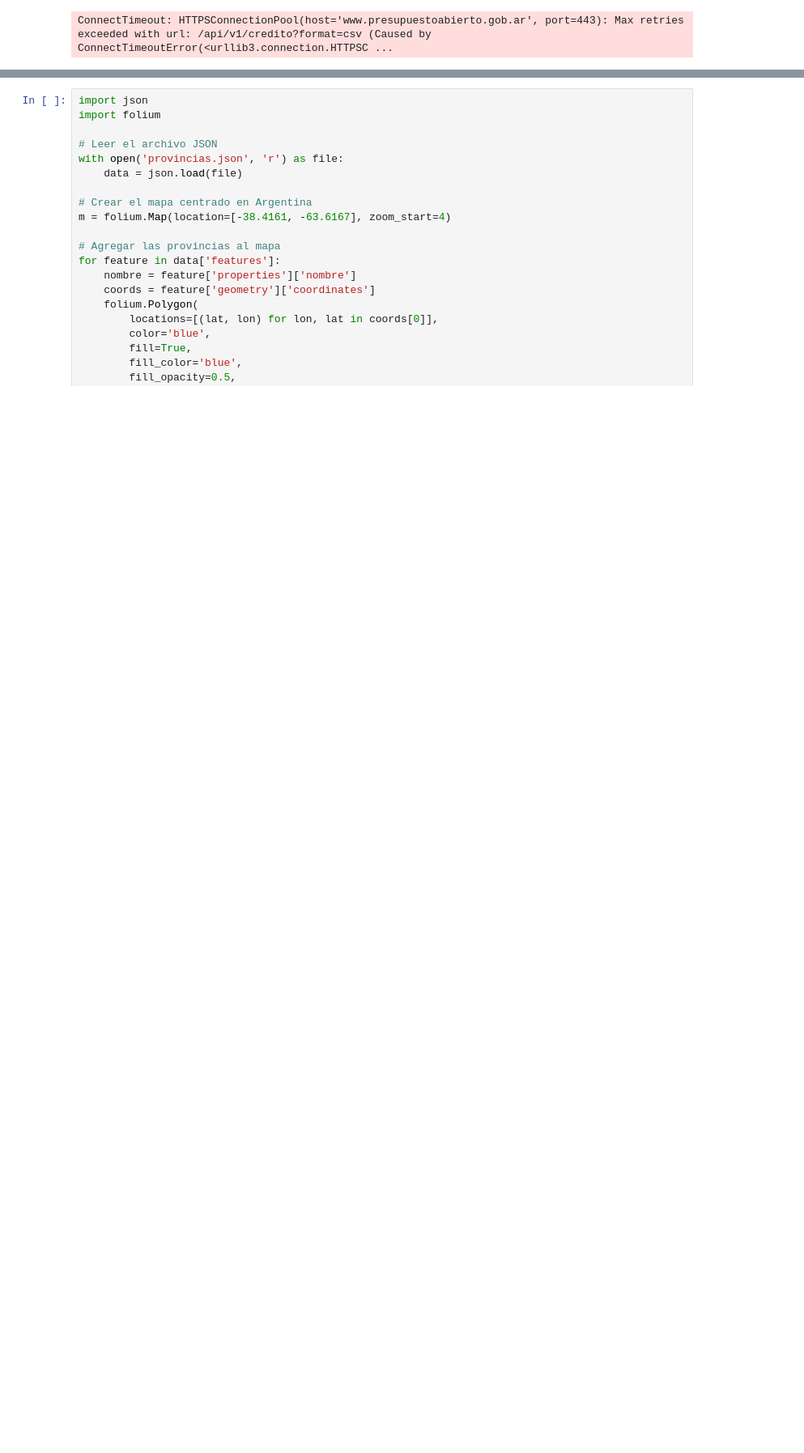
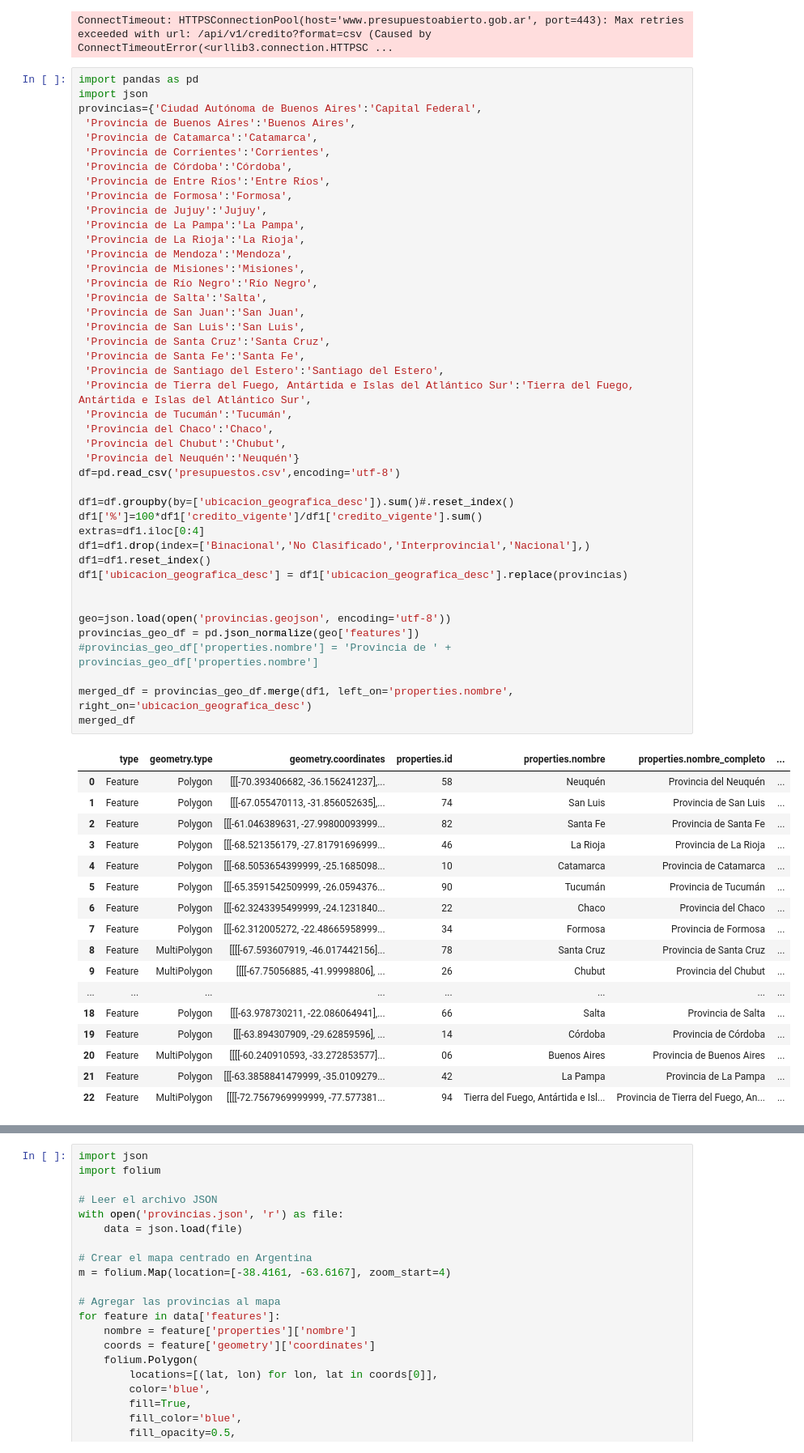
Before and after one commit to FedericoBohl/DatArg-2.0, a Jupyter notebook: __Test__.ipynb, the cells around one changed output, grey strips where cells are left out. Shown at 81% size. Drawn from its saved outputs; the diff is of its cells as text; blank space fills up the shorter version.

```diff
--- a/__Test__.ipynb
+++ b/__Test__.ipynb
@@ -167,6 +167,67 @@ df=pd.read_csv('presupuestos.csv',encoding='utf-8')
 df
 # %% [output]
 ConnectTimeout: HTTPSConnectionPool(host='www.presupuestoabierto.gob.ar', port=443): Max retries exceeded with url: /api/v1/credito?format=csv (Caused by ConnectTimeoutError(<urllib3.connection.HTTPSC ...
+# %%
+import pandas as pd
+import json
+provincias={'Ciudad Autónoma de Buenos Aires':'Capital Federal',
+ 'Provincia de Buenos Aires':'Buenos Aires',
+ 'Provincia de Catamarca':'Catamarca',
+ 'Provincia de Corrientes':'Corrientes',
+ 'Provincia de Córdoba':'Córdoba',
+ 'Provincia de Entre Ríos':'Entre Ríos',
+ 'Provincia de Formosa':'Formosa',
+ 'Provincia de Jujuy':'Jujuy',
+ 'Provincia de La Pampa':'La Pampa',
+ 'Provincia de La Rioja':'La Rioja',
+ 'Provincia de Mendoza':'Mendoza',
+ 'Provincia de Misiones':'Misiones',
+ 'Provincia de Río Negro':'Río Negro',
+ 'Provincia de Salta':'Salta',
+ 'Provincia de San Juan':'San Juan',
+ 'Provincia de San Luis':'San Luis',
+ 'Provincia de Santa Cruz':'Santa Cruz',
+ 'Provincia de Santa Fe':'Santa Fe',
+ 'Provincia de Santiago del Estero':'Santiago del Estero',
+ 'Provincia de Tierra del Fuego, Antártida e Islas del Atlántico Sur':'Tierra del Fuego, Antártida e Islas del Atlántico Sur',
+ 'Provincia de Tucumán':'Tucumán',
+ 'Provincia del Chaco':'Chaco',
+ 'Provincia del Chubut':'Chubut',
+ 'Provincia del Neuquén':'Neuquén'}
+df=pd.read_csv('presupuestos.csv',encoding='utf-8')
+
+df1=df.groupby(by=['ubicacion_geografica_desc']).sum()#.reset_index()
+df1['%']=100*df1['credito_vigente']/df1['credito_vigente'].sum()
+extras=df1.iloc[0:4]
+df1=df1.drop(index=['Binacional','No Clasificado','Interprovincial','Nacional'],)
+df1=df1.reset_index()
+df1['ubicacion_geografica_desc'] = df1['ubicacion_geografica_desc'].replace(provincias)
+
+
+geo=json.load(open('provincias.geojson', encoding='utf-8'))
+provincias_geo_df = pd.json_normalize(geo['features'])
+#provincias_geo_df['properties.nombre'] = 'Provincia de ' + provincias_geo_df['properties.nombre']
+
+merged_df = provincias_geo_df.merge(df1, left_on='properties.nombre', right_on='ubicacion_geografica_desc')
+merged_df
+# %% [output]
+|  | type | geometry.type | geometry.coordinates | properties.id | properties.nombre | properties.nombre_completo | ... |
+| 0 | Feature | Polygon | [[[-70.393406682, -36.156241237],... | 58 | Neuquén | Provincia del Neuquén | ... |
+| 1 | Feature | Polygon | [[[-67.055470113, -31.856052635],... | 74 | San Luis | Provincia de San Luis | ... |
+| 2 | Feature | Polygon | [[[-61.046389631, -27.99800093999... | 82 | Santa Fe | Provincia de Santa Fe | ... |
+| 3 | Feature | Polygon | [[[-68.521356179, -27.81791696999... | 46 | La Rioja | Provincia de La Rioja | ... |
+| 4 | Feature | Polygon | [[[-68.5053654399999, -25.1685098... | 10 | Catamarca | Provincia de Catamarca | ... |
+| 5 | Feature | Polygon | [[[-65.3591542509999, -26.0594376... | 90 | Tucumán | Provincia de Tucumán | ... |
+| 6 | Feature | Polygon | [[[-62.3243395499999, -24.1231840... | 22 | Chaco | Provincia del Chaco | ... |
+| 7 | Feature | Polygon | [[[-62.312005272, -22.48665958999... | 34 | Formosa | Provincia de Formosa | ... |
+| 8 | Feature | MultiPolygon | [[[[-67.593607919, -46.017442156]... | 78 | Santa Cruz | Provincia de Santa Cruz | ... |
+| 9 | Feature | MultiPolygon | [[[[-67.75056885, -41.99998806], ... | 26 | Chubut | Provincia del Chubut | ... |
+| ... | ... | ... | ... | ... | ... | ... | ... |
+| 18 | Feature | Polygon | [[[-63.978730211, -22.086064941],... | 66 | Salta | Provincia de Salta | ... |
+| 19 | Feature | Polygon | [[[-63.894307909, -29.62859596], ... | 14 | Córdoba | Provincia de Córdoba | ... |
+| 20 | Feature | MultiPolygon | [[[[-60.240910593, -33.272853577]... | 06 | Buenos Aires | Provincia de Buenos Aires | ... |
+| 21 | Feature | Polygon | [[[-63.3858841479999, -35.0109279... | 42 | La Pampa | Provincia de La Pampa | ... |
+| 22 | Feature | MultiPolygon | [[[[-72.7567969999999, -77.577381... | 94 | Tierra del Fuego, Antártida e Isl... | Provincia de Tierra del Fuego, An... | ... |
 # %%
 provincias={'Ciudad Autónoma de Buenos Aires':'Capital Federal',
  'Provincia de Buenos Aires':'Buenos Aires',
```
Also changed, not shown: parts of 2 cells of this notebook, 5 other files.
